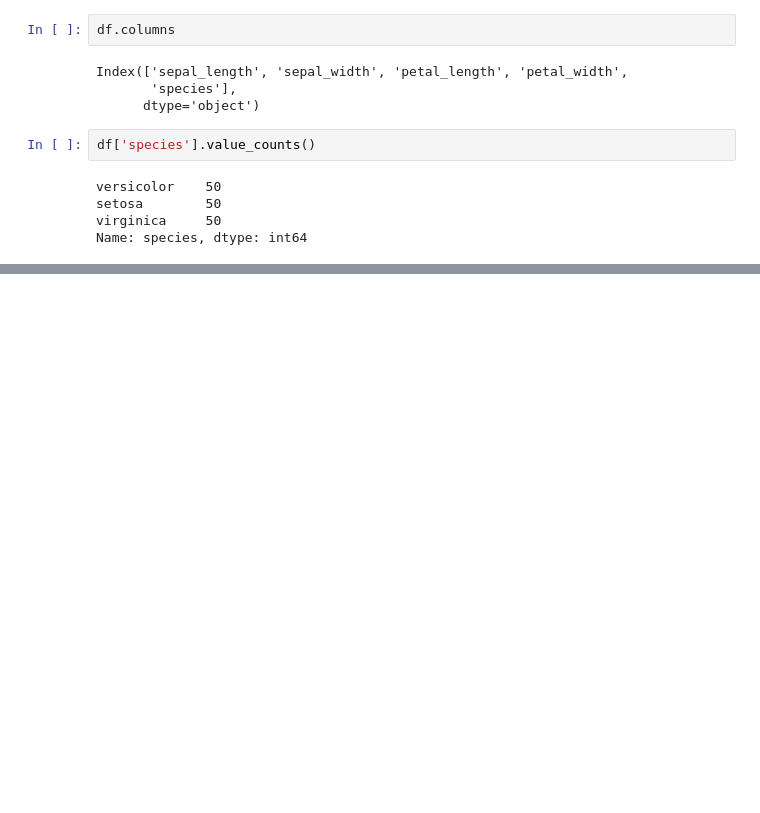
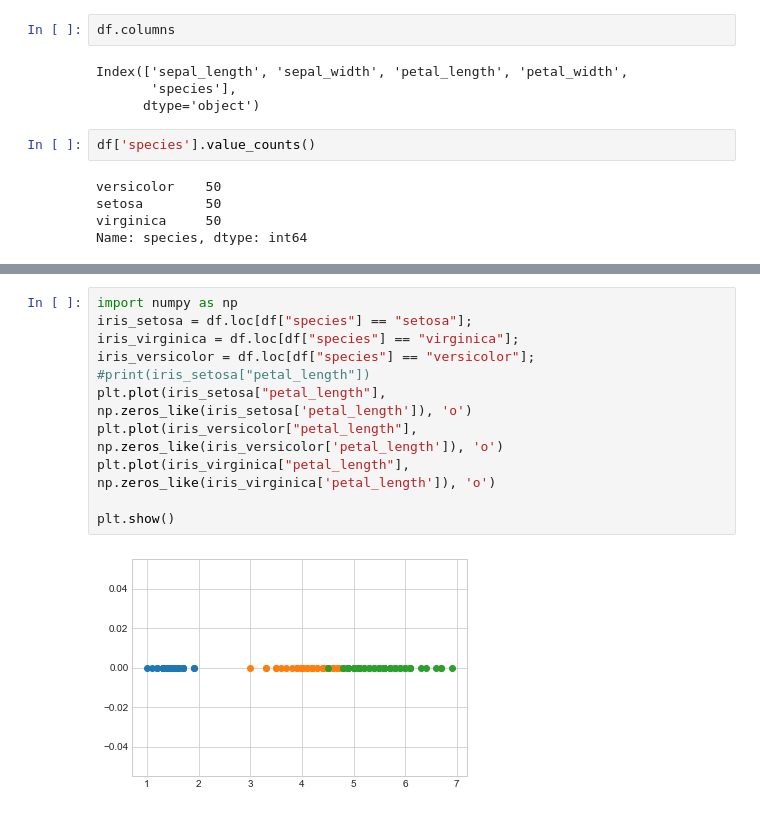
Before and after one commit to SKumarMN/MLPractice, a Jupyter notebook: Iris.ipynb, the cells around one changed output, grey strips where cells are left out. Saved outputs shown, nothing was run; the diff lists cells and outputs as text; blank space fills up the shorter version.

```diff
--- a/Iris.ipynb
+++ b/Iris.ipynb
@@ -59,0 +68,13 @@ plt.show()
+# %%
+import numpy as np
+iris_setosa = df.loc[df["species"] == "setosa"];
+iris_virginica = df.loc[df["species"] == "virginica"];
+iris_versicolor = df.loc[df["species"] == "versicolor"];
+#print(iris_setosa["petal_length"])
+plt.plot(iris_setosa["petal_length"], np.zeros_like(iris_setosa['petal_length']), 'o')
+plt.plot(iris_versicolor["petal_length"], np.zeros_like(iris_versicolor['petal_length']), 'o')
+plt.plot(iris_virginica["petal_length"], np.zeros_like(iris_virginica['petal_length']), 'o')
+
+plt.show()
+# %% [output]
+[figure, added]
```
Also changed, not shown: parts of 4 cells of this notebook, 1 other file.
